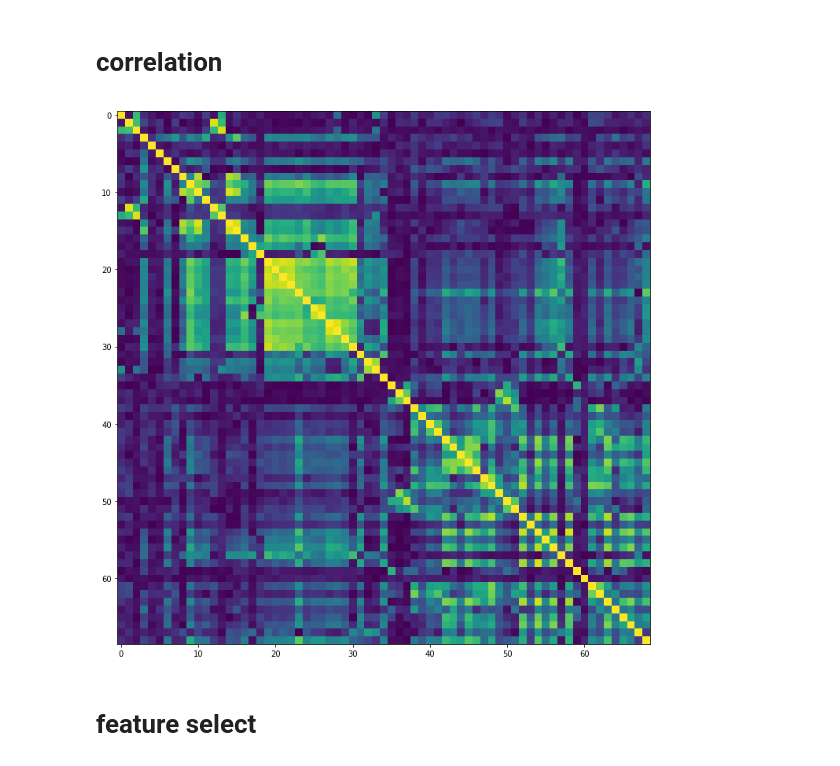
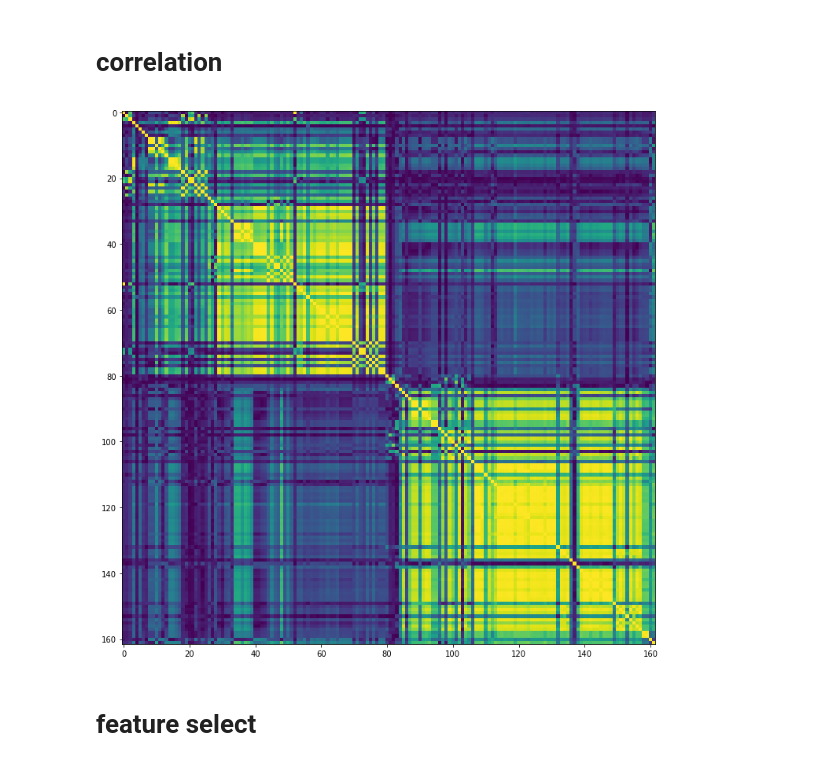
Before and after one commit to gejianwnen/IGBT_NASA, a Jupyter notebook: baseline.ipynb, the cells around one changed output. Saved outputs shown, nothing was run; the diff lists cells and outputs as text; code cells hidden in the pictures.

```diff
--- a/baseline.ipynb
+++ b/baseline.ipynb
@@ -248,18 +252,17 @@ train_df.head()
 # %%
 # train_df = pd.read_csv('./temp/train_feature_df.csv')
 train_df = pd.read_csv('./temp/train_feature_df_outliers.csv')
 # train_df = pd.read_csv('./temp/train_feature_df_outliers_filter.csv')
-train_df.drop(del_cols,axis = 1,inplace= True)
 corr_df = train_df.corr().abs()
 corr_df.to_csv("temp/coelationship_outliners.csv")
 # plot
 im =np.abs(corr_df.values)
 plt.figure(figsize = (10,10))
 plt.imshow(im)
 plt.tight_layout()
 plt.savefig('temp/correlationship'+'.png')
 # %% [output]
-[figure, old version]
+[figure, new version]
 # %% [markdown]
 # feature select
 # %%
```
Also changed, not shown: parts of 17 cells of this notebook, 3 other files.
